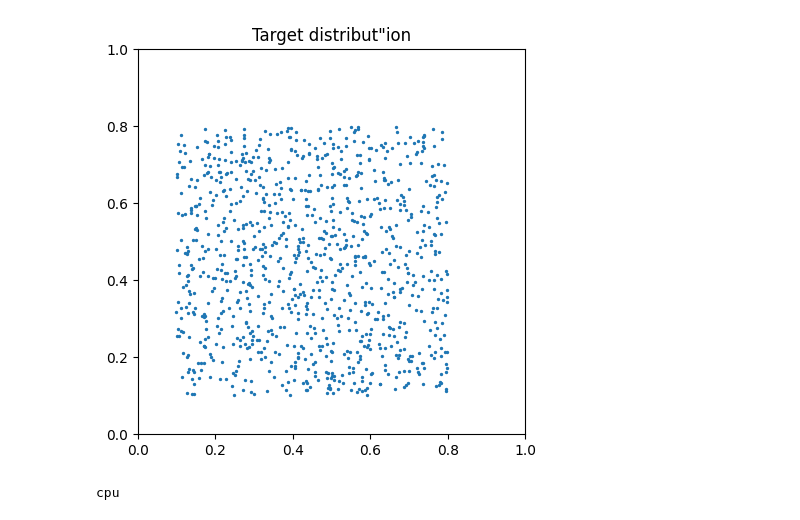
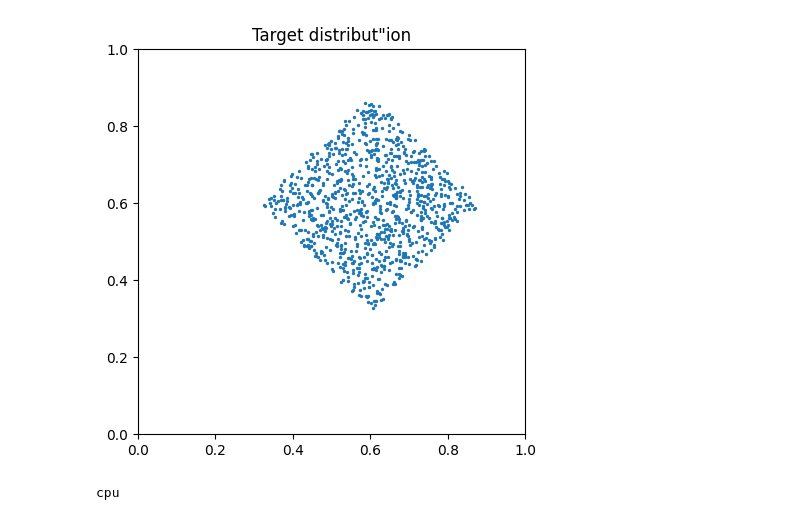
Before and after one commit to red1108/infoQGAN, a Jupyter notebook: 2D_train.ipynb, the cells around one changed output. Drawn from its saved outputs; the diff is of its cells as text; code cells hidden in the pictures.

```diff
--- a/2D_train.ipynb
+++ b/2D_train.ipynb
@@ -23,16 +23,16 @@ from torchvision import datasets, transforms
 from functools import reduce
 # %%
 data_num = 1000
-data_type = "biased_box2"
+data_type = "biased_diamond"
 train_in = np.loadtxt(f'data/2D/{data_type}_{data_num}_1.txt') # 바로 점 데이터를 불러옴
 plt.figure(figsize=(5,5))
 plt.scatter(train_in[:,0], train_in[:,1], s=2.0)
 plt.title('Target distribut"ion')
 plt.xlim((0, 1))
 plt.ylim((0, 1))
 plt.show()
 # %% [output]
-[figure, old version]
+[figure, new version]
 # %%
 # setting torch device
 device = torch.device("cuda:0" if torch.cuda.is_available() else "cpu")
```
Also changed, not shown: parts of 1 cell of this notebook, 17 other files.
